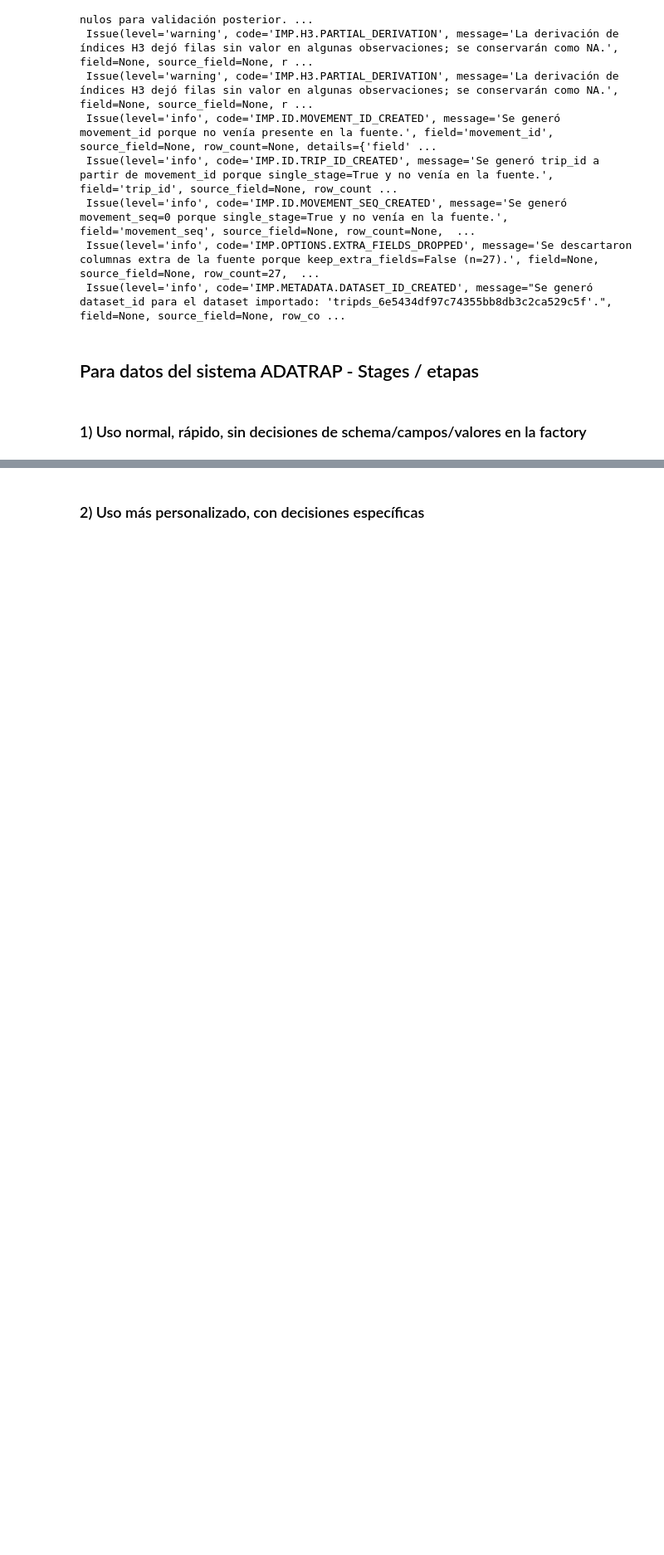
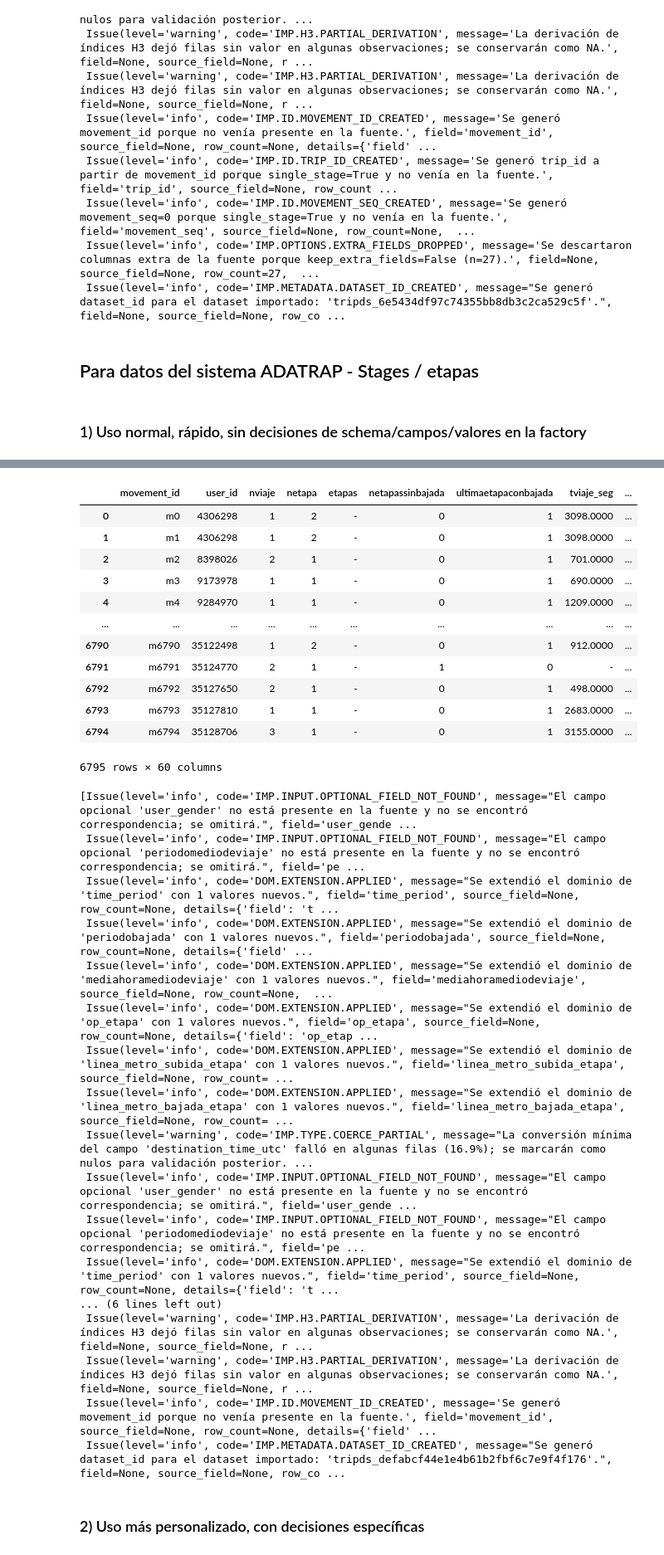
Before and after one commit to sebastianolmos/pylondrina, a Jupyter notebook: notebooks/usage_examples/import_trips/adatrap_import_levels.ipynb, the cells around one changed output, grey strips where cells are left out. Shown at 83% size. Saved outputs shown, nothing was run; the diff lists cells and outputs as text; code cells hidden in the pictures; blank space fills up the shorter version.

Commit message:
An example of using the factory to prepare stages from an ADATRAP dataset has been added, including creating its profile and testing the import trips function

```diff
--- a/notebooks/usage_examples/import_trips/adatrap_import_levels.ipynb
+++ b/notebooks/usage_examples/import_trips/adatrap_import_levels.ipynb
@@ -1585,3 +1585,34 @@ display(report_adatrap_custom.issues)
 ## Para datos del sistema ADATRAP - Stages / etapas
 # %% [markdown]
 ### 1) Uso normal, rápido, sin decisiones de schema/campos/valores en la factory
+# %%
+from pylondrina.sources.helpers import import_trips_from_profile
+from scripts.source_profiles.factories_adatrap.make_adatrap_stages_profile import make_adatrap_stages_profile
+from scripts.source_profiles.factories_adatrap.stages_defaults import (
+    ADATRAP_STAGES_DEFAULT_PROVENANCE_EXAMPLE,
+)
+
+adatrap_viajes = pd.read_csv(
+    DATA_PATH / "semana_2019_05_13.viajes",
+    sep="|",
+    dtype=str,
+    low_memory=False,
+)
+adatrap_stops = pd.read_csv(
+    DATA_PATH / "DIC_777_fixed.csv",
+    sep=",",
+    dtype=str,
+    low_memory=False,
+)
+
+profile = make_adatrap_stages_profile(
+    df_stops=adatrap_stops,
+    stage_layout_yaml=DATA_PATH / "stage_layout.yaml",
+    domains_yaml=DATA_PATH / "domains.yaml",
+)
+
+# inspección clara
+#profile.schema_override
+#profile.default_options
+#profile.default_field_correspondence
+#profile.default_value_correspondence
@@ -1588,2 +1629,43 @@ display(report_adatrap_custom.issues)
+# %%
+stages_adatrap, report_stages_adatrap = import_trips_from_profile(
+    profile=profile,
+    df=adatrap_viajes.head(5000),
+    source_name="ADATRAP stages level-3 factory",
+    provenance=ADATRAP_STAGES_DEFAULT_PROVENANCE_EXAMPLE,
+    h3_resolution=8,
+)
+display(stages_adatrap.data)
+display(report_stages_adatrap.issues)
+# %% [output]
+|  | movement_id | user_id | nviaje | netapa | etapas | netapassinbajada | ultimaetapaconbajada | tviaje_seg | ... |
+| 0 | m0 | 4306298 | 1 | 2 | - | 0 | 1 | 3098.0000 | ... |
+| 1 | m1 | 4306298 | 1 | 2 | - | 0 | 1 | 3098.0000 | ... |
+| 2 | m2 | 8398026 | 2 | 1 | - | 0 | 1 | 701.0000 | ... |
+| 3 | m3 | 9173978 | 1 | 1 | - | 0 | 1 | 690.0000 | ... |
+| 4 | m4 | 9284970 | 1 | 1 | - | 0 | 1 | 1209.0000 | ... |
+| ... | ... | ... | ... | ... | ... | ... | ... | ... | ... |
+| 6790 | m6790 | 35122498 | 1 | 2 | - | 0 | 1 | 912.0000 | ... |
+| 6791 | m6791 | 35124770 | 2 | 1 | - | 1 | 0 | - | ... |
+| 6792 | m6792 | 35127650 | 2 | 1 | - | 0 | 1 | 498.0000 | ... |
+| 6793 | m6793 | 35127810 | 1 | 1 | - | 0 | 1 | 2683.0000 | ... |
+| 6794 | m6794 | 35128706 | 3 | 1 | - | 0 | 1 | 3155.0000 | ... |
+6795 rows × 60 columns
+[Issue(level='info', code='IMP.INPUT.OPTIONAL_FIELD_NOT_FOUND', message="El campo opcional 'user_gender' no está presente en la fuente y no se encontró correspondencia; se omitirá.", field='user_gende ...
+ Issue(level='info', code='IMP.INPUT.OPTIONAL_FIELD_NOT_FOUND', message="El campo opcional 'periodomediodeviaje' no está presente en la fuente y no se encontró correspondencia; se omitirá.", field='pe ...
+ Issue(level='info', code='DOM.EXTENSION.APPLIED', message="Se extendió el dominio de 'time_period' con 1 valores nuevos.", field='time_period', source_field=None, row_count=None, details={'field': 't ...
+ Issue(level='info', code='DOM.EXTENSION.APPLIED', message="Se extendió el dominio de 'periodobajada' con 1 valores nuevos.", field='periodobajada', source_field=None, row_count=None, details={'field' ...
+ Issue(level='info', code='DOM.EXTENSION.APPLIED', message="Se extendió el dominio de 'mediahoramediodeviaje' con 1 valores nuevos.", field='mediahoramediodeviaje', source_field=None, row_count=None,  ...
+ Issue(level='info', code='DOM.EXTENSION.APPLIED', message="Se extendió el dominio de 'op_etapa' con 1 valores nuevos.", field='op_etapa', source_field=None, row_count=None, details={'field': 'op_etap ...
+ Issue(level='info', code='DOM.EXTENSION.APPLIED', message="Se extendió el dominio de 'linea_metro_subida_etapa' con 1 valores nuevos.", field='linea_metro_subida_etapa', source_field=None, row_count= ...
+ Issue(level='info', code='DOM.EXTENSION.APPLIED', message="Se extendió el dominio de 'linea_metro_bajada_etapa' con 1 valores nuevos.", field='linea_metro_bajada_etapa', source_field=None, row_count= ...
+ Issue(level='warning', code='IMP.TYPE.COERCE_PARTIAL', message="La conversión mínima del campo 'destination_time_utc' falló en algunas filas (16.9%); se marcarán como nulos para validación posterior. ...
+ Issue(level='info', code='IMP.INPUT.OPTIONAL_FIELD_NOT_FOUND', message="El campo opcional 'user_gender' no está presente en la fuente y no se encontró correspondencia; se omitirá.", field='user_gende ...
+ Issue(level='info', code='IMP.INPUT.OPTIONAL_FIELD_NOT_FOUND', message="El campo opcional 'periodomediodeviaje' no está presente en la fuente y no se encontró correspondencia; se omitirá.", field='pe ...
+ Issue(level='info', code='DOM.EXTENSION.APPLIED', message="Se extendió el dominio de 'time_period' con 1 valores nuevos.", field='time_period', source_field=None, row_count=None, details={'field': 't ...
+... (6 lines left out)
+ Issue(level='warning', code='IMP.H3.PARTIAL_DERIVATION', message='La derivación de índices H3 dejó filas sin valor en algunas observaciones; se conservarán como NA.', field=None, source_field=None, r ...
+ Issue(level='warning', code='IMP.H3.PARTIAL_DERIVATION', message='La derivación de índices H3 dejó filas sin valor en algunas observaciones; se conservarán como NA.', field=None, source_field=None, r ...
+ Issue(level='info', code='IMP.ID.MOVEMENT_ID_CREATED', message='Se generó movement_id porque no venía presente en la fuente.', field='movement_id', source_field=None, row_count=None, details={'field' ...
+ Issue(level='info', code='IMP.METADATA.DATASET_ID_CREATED', message="Se generó dataset_id para el dataset importado: 'tripds_defabcf44e1e4b61b2fbf6c7e9f4f176'.", field=None, source_field=None, row_co ...
 # %% [markdown]
 ### 2) Uso más personalizado, con decisiones específicas
```
Also changed, not shown: parts of 4 cells of this notebook.
